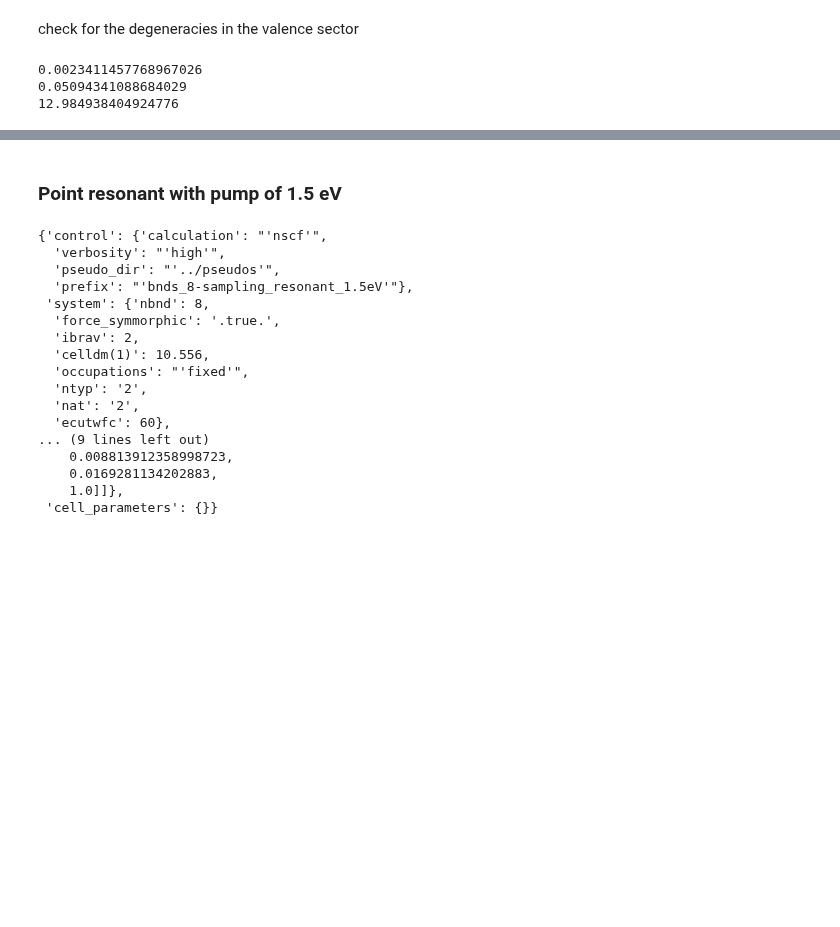
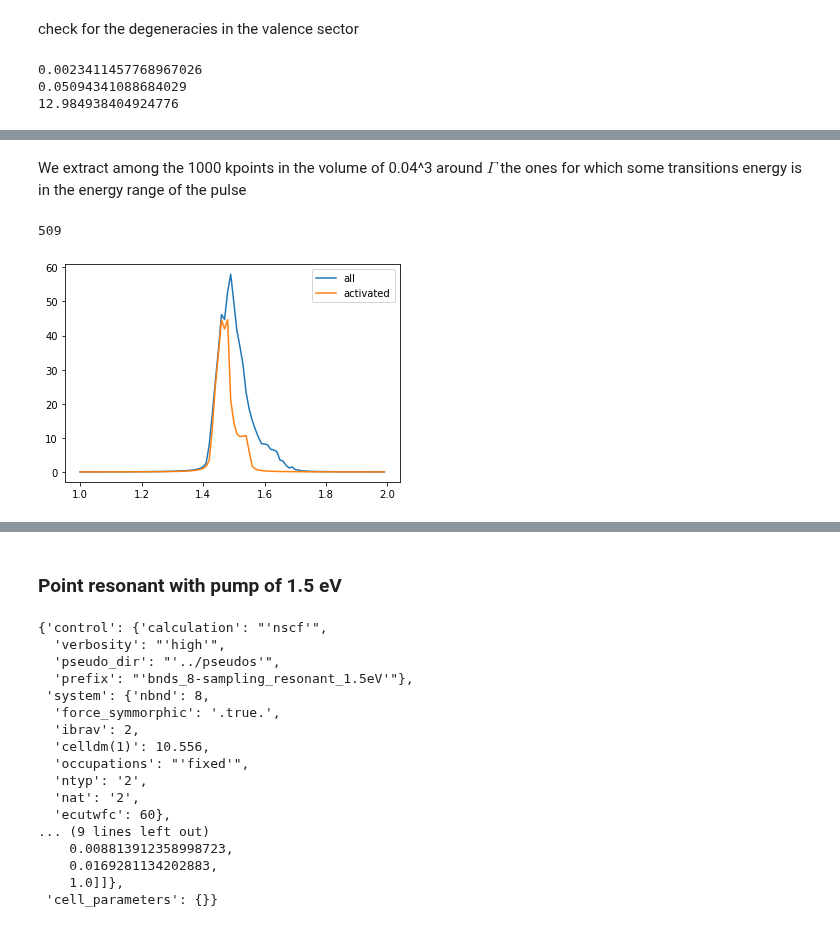
Before and after one commit to marcodalessandro76/Echo_mechanisms_decay_time_optical_orientation, a Jupyter notebook: PHOTON_ECO/QE_Calculations.ipynb, the cells around one changed output, grey strips where cells are left out. Saved outputs shown, nothing was run; the diff lists cells and outputs as text; code cells hidden in the pictures; blank space fills up the shorter version.

```diff
--- a/PHOTON_ECO/QE_Calculations.ipynb
+++ b/PHOTON_ECO/QE_Calculations.ipynb
@@ -736,0 +753,3 @@ print(evals[k_chosen][3]-evals[k_chosen][0])
+# %% [markdown]
+We extract among the 1000 kpoints in the volume of 0.04^3 around $\Gamma$ the ones for which some transitions
+energy is in the energy range of the pulse
@@ -736,0 +759,9 @@ print(evals[k_chosen][3]-evals[k_chosen][0])
+# %%
+ind_activated = []
+for ind in range(len(transitions)):
+    spread = np.abs(transitions[ind] - pulse_energy)
+    if any(spread < pulse_width) :
+        ind_activated.append(ind)
+len(ind_activated)
+# %% [output]
+509
@@ -736,0 +772,8 @@ print(evals[k_chosen][3]-evals[k_chosen][0])
+# %%
+jdos = U.Dos()
+jdos.append_fromPwData(transitions,weights,minVal=1,maxVal=2,eta=4e-3,label='all')
+jdos.append_fromPwData(trans_activated,weights_activated,minVal=1,maxVal=2,eta=4e-3,label='activated')
+# %%
+jdos.plot(plt)
+# %% [output]
+[figure, added]
```
Also changed, not shown: parts of 19 cells of this notebook, 7 other files.
